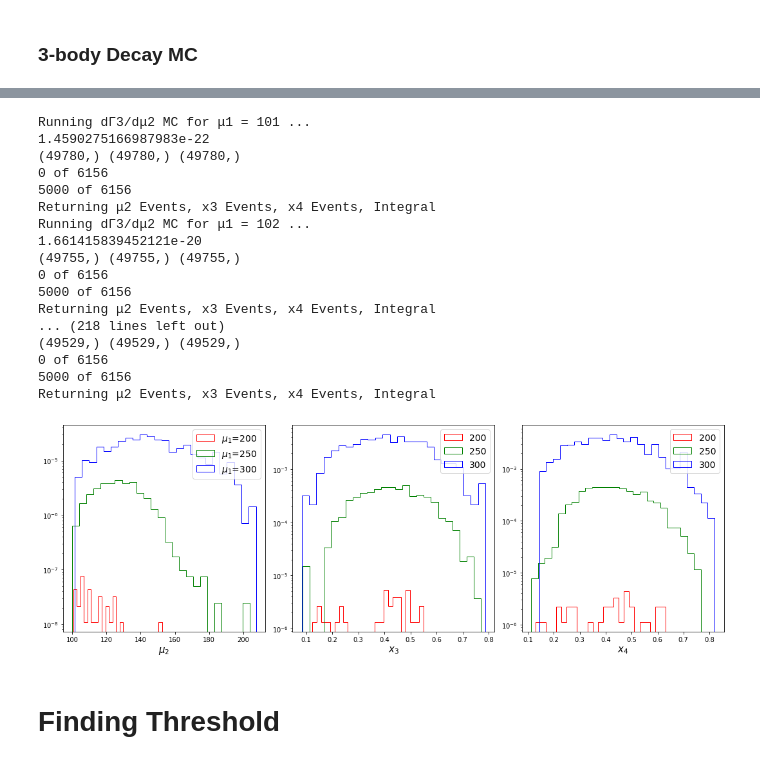
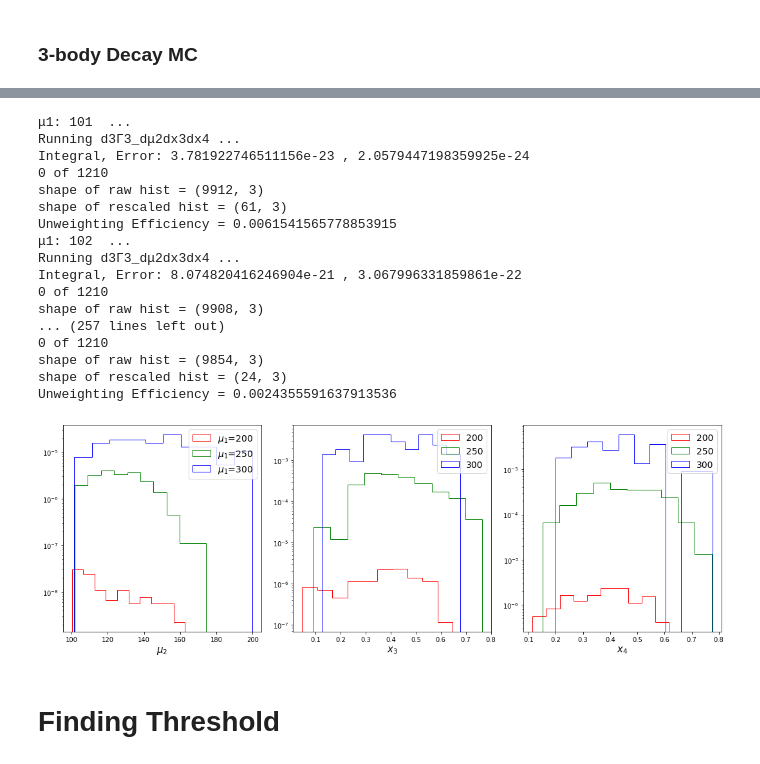
Before and after one commit to sferrante/VegasMC_WIC, a Jupyter notebook: VegasMC_WIC_Generation.ipynb, the cells around one changed output, grey strips where cells are left out. Drawn from its saved outputs; the diff is of its cells as text; code cells hidden in the pictures.

```diff
--- a/VegasMC_WIC_Generation.ipynb
+++ b/VegasMC_WIC_Generation.ipynb
@@ -62,6 +67,6 @@ Text(0, 0.5, '$\\rho$(μ) ($GeV^{-2}$)')
 # Cross Section σ
 # %%
 ## Training & Unweighting for Production Cross Section  # 500,000 takes ~ 30 min
-dσ_dμdμp_sqrtS_500_dict = VMC.run_MC_dσ_dμdμp(NPoints=250000, sqrtS=500, μ0=100, μϼ=μϼ100R80_k1010)
-dσ_dcosθ_dict = VMC.run_MC_dσ_dcosθ(NPoints=100000)
+dσ_dμdμp_dict = run_MC(50000, [sqrtS, μ0, μϼ], WIC.d2σ_dμ1dμ1p, [[μ0,sqrtS-μ0], [μ0,sqrtS-μ0]])
+dσ_dcosθ_dict = run_MC(50000, None,  WIC.dσ_dcosθ, [[-1,1]])
 # %% [output]
@@ -111,4 +110,0 @@ plt.tight_layout()
-# %%
-## Training & Unweighting for Production Cross Section ISR
-dσ_deγdcosθγdμ1dμ1p_sqrtS_500_dict = VMC.run_MC_dσ_deγdcosθγdμdμp(NPoints=100000,
-                                                                 sqrtS=500, μ0=100, μϼ=μϼ100R80_k1010)
@@ -161,45 +135,49 @@ print(VMC.Δm2(200, MassSpec))
 # %%
- ## Running MC for dΓ3/dμ2dx3dx4 for different μ1 ##
-NPoints = 50000  ## 100,000 takes ~1 hour
+###################################################
+## Running MC for dΓ3/dμ2dx3dx4 for different μ1 ##
+###################################################
+NPoints = 10000  ## 100,000 takes ~1 hour
 masses = [101, 102, 103, 104, 105, 106, 107, 108, 109, 110, 120, 130, 140, 150, 160, 170, 180, 190,
           195, 200, 210, 220, 230, 240, 250, 260, 270, 280, 290, 300, 310, 320, 330,
           340, 350, 360, 370, 380, 390]
+# masses = [101, 101.5, 102]
 d3Γ3_ds = []
-for i, m in enumerate(masses):
-    d3Γ3_ds.append(m)
-    d3Γ3_ds.append(VMC.run_MC_dΓ3_dμ2(NPoints, m, 100, μϼ100R80_k1010, VMC.Δm2(m, MassSpec)))
+for i, μ1 in enumerate(masses):
+    print('μ1: ' + str(μ1) + '  ...  ' )
+    d3Γ3_ds.append(μ1)
+    d3Γ3_ds.append(run_MC(NPoints, [μ1, μ0, μϼ, VMC.Δm2(μ1,MassSpec)], WIC.d3Γ3_dμ2dx3dx4,
+                          [[μ0, μ1],[0,1-(μ0/μ1)**2], [0,1-(μ0/μ1)**2]]))
 # %% [output]
-Running dΓ3/dμ2 MC for μ1 = 101 ...
-1.4590275166987983e-22
-(49780,) (49780,) (49780,)
-0 of 6156
-5000 of 6156
-Returning μ2 Events, x3 Events, x4 Events, Integral
-Running dΓ3/dμ2 MC for μ1 = 102 ...
-1.661415839452121e-20
-(49755,) (49755,) (49755,)
-0 of 6156
-5000 of 6156
-Returning μ2 Events, x3 Events, x4 Events, Integral
-... (218 lines left out)
-(49529,) (49529,) (49529,)
-0 of 6156
-5000 of 6156
-Returning μ2 Events, x3 Events, x4 Events, Integral
+μ1: 101  ...
+Running d3Γ3_dμ2dx3dx4 ...
+Integral, Error: 3.781922746511156e-23 , 2.0579447198359925e-24
+0 of 1210
+shape of raw hist = (9912, 3)
+shape of rescaled hist = (61, 3)
+Unweighting Efficiency = 0.0061541565778853915
+μ1: 102  ...
+Running d3Γ3_dμ2dx3dx4 ...
+Integral, Error: 8.074820416246904e-21 , 3.067996331859861e-22
+0 of 1210
+shape of raw hist = (9908, 3)
+... (257 lines left out)
+0 of 1210
+shape of raw hist = (9854, 3)
+shape of rescaled hist = (24, 3)
+Unweighting Efficiency = 0.0024355591637913536
 # %%
-## Plotting with class
+## Plots from PM
 def IndOfM(m):  return d3Γ3_ds.index(m)+1
-ThreeBodyDecayPlot = PM.Plotter('d3Γ3_dμ2dx3dx4', [3], (15,5), 25)
-# ThreeBodyDecayPlot.addPlot([d3Γ3_dμ2dx3dx4_μ1_150_dict], 'blue', 'linear')
-ThreeBodyDecayPlot.addPlot([d3Γ3_ds[IndOfM(200)]], [['red','red','red']], 'log')
-ThreeBodyDecayPlot.addPlot([d3Γ3_ds[IndOfM(250)]], [['green','green','green']], 'log')
-ThreeBodyDecayPlot.addPlot([d3Γ3_ds[IndOfM(300)]], [['blue','blue','blue']], 'log')
+DecayPlot = PM.Plotter('d3Γ3_dμ2dx3dx4', [3], (15,5), 10)
+DecayPlot.addPlot([d3Γ3_ds[IndOfM(200)]], [['red','red','red']], 'log')
+DecayPlot.addPlot([d3Γ3_ds[IndOfM(250)]], [['green','green','green']], 'log')
+DecayPlot.addPlot([d3Γ3_ds[IndOfM(300)]], [['blue','blue','blue']], 'log')
 
-ThreeBodyDecayPlot.addFeatures([d3Γ3_ds[IndOfM(200)]], [r'$μ_{2}$',r"$x_{3}$",r'$x_{4}$'],
+DecayPlot.addFeatures([d3Γ3_ds[IndOfM(200)]], [r'$μ_{2}$',r"$x_{3}$",r'$x_{4}$'],
                       legend=True, legendlabel=[[r'$μ_{1}$=200',r'$μ_{1}$=250',r'$μ_{1}$=300'],
                                                 ['200','250','300'], ['200','250','300']] )
 # %% [output]
-[figure, old version]
+[figure, new version]
 # %% [markdown]
 # Finding Threshold
 # %%
```
Also changed, not shown: parts of 18 cells of this notebook.
